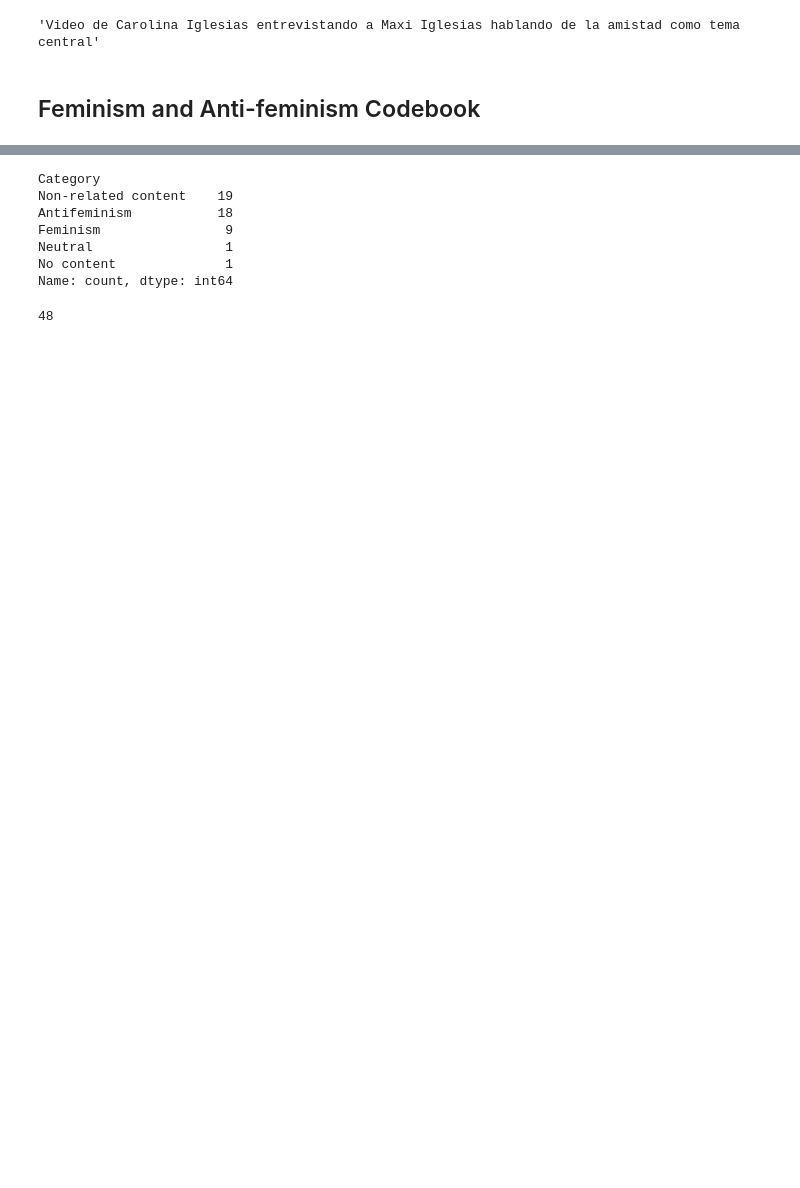
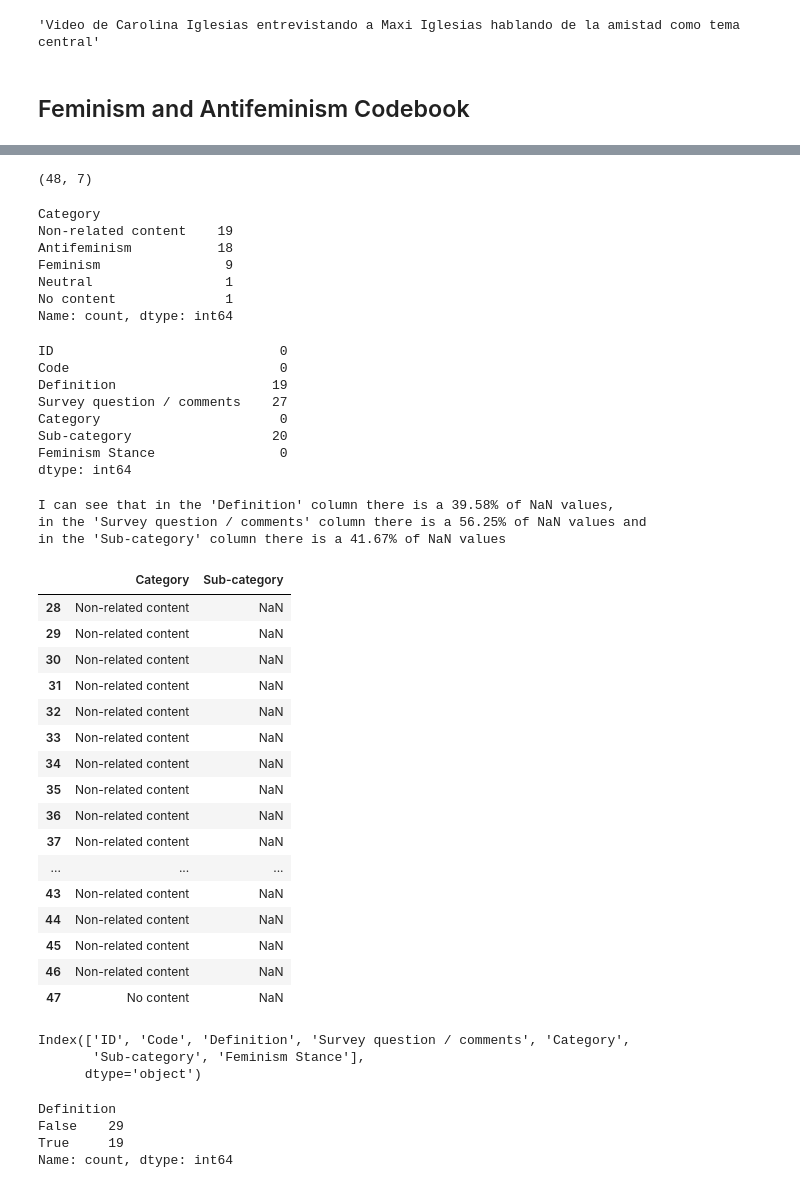
Before and after one commit to celefigs/EDA_Feminism_Influencers_Spain, a Jupyter notebook: main.ipynb, the cells around one changed output, grey strips where cells are left out. Drawn from its saved outputs; the diff is of its cells as text; code cells hidden in the pictures; blank space fills up the shorter version.

```diff
--- a/main.ipynb
+++ b/main.ipynb
@@ -350,4 +374,4 @@ df['General description of the content (in Spanish)'][37]
 # %% [output]
 'Video de Carolina Iglesias entrevistando a Maxi Iglesias hablando de la amistad como tema central'
 # %% [markdown]
-## Feminism and Anti-feminism Codebook
+## Feminism and Antifeminism Codebook
@@ -364,6 +404,10 @@ df_codebook.head()
 | 2 | 3 | Minimizing gender inequality at t... | Skepticism about gender inequalit... | "Las mujeres exageran los problem... | Antifeminism | Latent | Opposing feminist issues |
 | 3 | 4 | Supporting paternalistic behaviours | Defending the persistence of pate... | "Los hombres deberían proteger a ... | Antifeminism | Latent | Opposing feminist issues |
 | 4 | 5 | Minimizing Sexual Harassment | Accusing women of overreacting to... | "Actualmente las mujeres malinter... | Antifeminism | Latent | Opposing feminist issues |
+# %%
+df_codebook.shape
+# %% [output]
+(48, 7)
 # %%
 df_codebook['Category'].value_counts() #not balanced
 # %% [output]
@@ -375,6 +419,13 @@ Neutral                 1
 No content              1
 Name: count, dtype: int64
 # %%
-df_codebook['Category'].value_counts().sum()
+df_codebook.isna().sum()
 # %% [output]
-48
+ID                             0
+Code                           0
+Definition                    19
+Survey question / comments    27
+Category                       0
+Sub-category                  20
+Feminism Stance                0
+dtype: int64
@@ -382,0 +432,56 @@ df_codebook['Category'].value_counts().sum()
+# %%
+nan_percentage_def= (19 / 48) * 100
+nan_percentage_survey= (27 / 48) * 100
+nan_percentage_sub= (20 / 48) * 100
+
+print(f"I can see that in the 'Definition' column there is a {nan_percentage_def:.2f}% of NaN values, ")
+print(f"in the 'Survey question / comments' column there is a {nan_percentage_survey:.2f}% of NaN values and")
+print(f"in the 'Sub-category' column there is a {nan_percentage_sub:.2f}% of NaN values")
+# %% [output]
+I can see that in the 'Definition' column there is a 39.58% of NaN values,
+in the 'Survey question / comments' column there is a 56.25% of NaN values and
+in the 'Sub-category' column there is a 41.67% of NaN values
+# %%
+# Filter the NaN rows in 'Sub-category' column, leaving 'Category'
+# why keep 'Category' column?
+# provides additional context and help to interpret the meaning of NaN values based on their associated categories.
+
+sub_nan_rows = df_codebook[df_codebook['Sub-category'].isna()][['Category', 'Sub-category']]
+sub_nan_rows
+
+
+# Upon reviewing the filtered results, I notice that every instance where the 'Sub-category' is NaN corresponds to a category that lacks
+# related content to the subject. This implies that the primary category does not have specific content that pertains to the topic we are investigating.
+
+## Reflection -> I need to consider approaching this differently. While this dataset contains limited data, what if I had a larger dataset?
+# %% [output]
+|  | Category | Sub-category |
+| 28 | Non-related content | NaN |
+| 29 | Non-related content | NaN |
+| 30 | Non-related content | NaN |
+| 31 | Non-related content | NaN |
+| 32 | Non-related content | NaN |
+| 33 | Non-related content | NaN |
+| 34 | Non-related content | NaN |
+| 35 | Non-related content | NaN |
+| 36 | Non-related content | NaN |
+| 37 | Non-related content | NaN |
+| ... | ... | ... |
+| 43 | Non-related content | NaN |
+| 44 | Non-related content | NaN |
+| 45 | Non-related content | NaN |
+| 46 | Non-related content | NaN |
+| 47 | No content | NaN |
+# %%
+df_codebook.columns
+# %% [output]
+Index(['ID', 'Code', 'Definition', 'Survey question / comments', 'Category',
+       'Sub-category', 'Feminism Stance'],
+      dtype='object')
+# %%
+df_codebook['Definition'].isna().value_counts()
+# %% [output]
+Definition
+False    29
+True     19
+Name: count, dtype: int64
```
Also changed, not shown: parts of 45 cells of this notebook, 1 other file.
